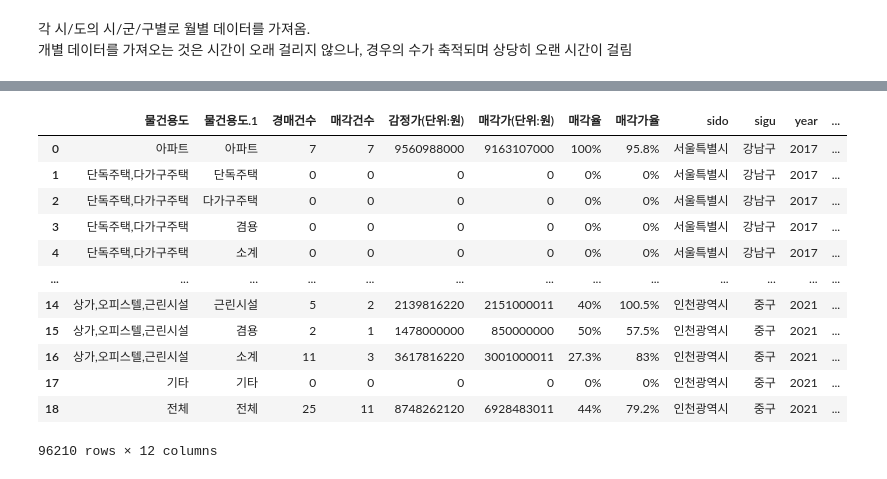
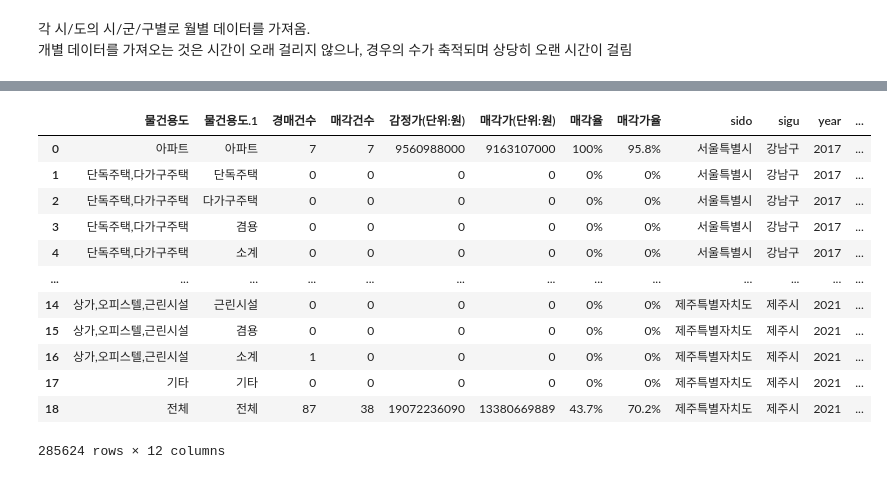
Before and after one commit to seunghunii/crawler_project, a Jupyter notebook: crawler/court/court_crawler.ipynb, the cells around one changed output, grey strips where cells are left out. Saved outputs shown, nothing was run; the diff lists cells and outputs as text; code cells hidden in the pictures.

Commit message:
0722 court auction all country complete

```diff
--- a/crawler/court/court_crawler.ipynb
+++ b/crawler/court/court_crawler.ipynb
@@ -49,7 +49,7 @@ big_regions
 개별 데이터를 가져오는 것은 시간이 오래 걸리지 않으나, 경우의 수가 축적되며 상당히 오랜 시간이 걸림
 # %%
 regions_final = []
-for sido in ['서울특별시','경기도','인천광역시']:
+for sido in big_regions:
     print(sido,'start.')
     # 한 시/도의 데이터프레임을 하나의 리스트에 담는다.
     big_regions_list = []
@@ -129,0 +135,18 @@ df_court = pd.concat([df_seoul,df_gyeongi,df_incheon],axis=0)
+# %%
+bind_list = [pd.concat(dd,axis=0) for dd in regions_final]
+df_court  = pd.concat(bind_list,axis=0)
+df_court
+# %% [output]
+|  | 물건용도 | 물건용도.1 | 경매건수 | 매각건수 | 감정가(단위:원) | 매각가(단위:원) | 매각율 | 매각가율 | sido | sigu | year | ... |
+| 0 | 아파트 | 아파트 | 7 | 7 | 9560988000 | 9163107000 | 100% | 95.8% | 서울특별시 | 강남구 | 2017 | ... |
+| 1 | 단독주택,다가구주택 | 단독주택 | 0 | 0 | 0 | 0 | 0% | 0% | 서울특별시 | 강남구 | 2017 | ... |
+| 2 | 단독주택,다가구주택 | 다가구주택 | 0 | 0 | 0 | 0 | 0% | 0% | 서울특별시 | 강남구 | 2017 | ... |
+| 3 | 단독주택,다가구주택 | 겸용 | 0 | 0 | 0 | 0 | 0% | 0% | 서울특별시 | 강남구 | 2017 | ... |
+| 4 | 단독주택,다가구주택 | 소계 | 0 | 0 | 0 | 0 | 0% | 0% | 서울특별시 | 강남구 | 2017 | ... |
+| ... | ... | ... | ... | ... | ... | ... | ... | ... | ... | ... | ... | ... |
+| 14 | 상가,오피스텔,근린시설 | 근린시설 | 0 | 0 | 0 | 0 | 0% | 0% | 제주특별자치도 | 제주시 | 2021 | ... |
+| 15 | 상가,오피스텔,근린시설 | 겸용 | 0 | 0 | 0 | 0 | 0% | 0% | 제주특별자치도 | 제주시 | 2021 | ... |
+| 16 | 상가,오피스텔,근린시설 | 소계 | 1 | 0 | 0 | 0 | 0% | 0% | 제주특별자치도 | 제주시 | 2021 | ... |
+| 17 | 기타 | 기타 | 0 | 0 | 0 | 0 | 0% | 0% | 제주특별자치도 | 제주시 | 2021 | ... |
+| 18 | 전체 | 전체 | 87 | 38 | 19072236090 | 13380669889 | 43.7% | 70.2% | 제주특별자치도 | 제주시 | 2021 | ... |
+285624 rows × 12 columns
@@ -134,16 +157,0 @@ df_court.to_csv(dirr+'/df_court.csv',index=False)
-# %%
-df_court
-# %% [output]
-|  | 물건용도 | 물건용도.1 | 경매건수 | 매각건수 | 감정가(단위:원) | 매각가(단위:원) | 매각율 | 매각가율 | sido | sigu | year | ... |
-| 0 | 아파트 | 아파트 | 7 | 7 | 9560988000 | 9163107000 | 100% | 95.8% | 서울특별시 | 강남구 | 2017 | ... |
-| 1 | 단독주택,다가구주택 | 단독주택 | 0 | 0 | 0 | 0 | 0% | 0% | 서울특별시 | 강남구 | 2017 | ... |
-| 2 | 단독주택,다가구주택 | 다가구주택 | 0 | 0 | 0 | 0 | 0% | 0% | 서울특별시 | 강남구 | 2017 | ... |
-| 3 | 단독주택,다가구주택 | 겸용 | 0 | 0 | 0 | 0 | 0% | 0% | 서울특별시 | 강남구 | 2017 | ... |
-| 4 | 단독주택,다가구주택 | 소계 | 0 | 0 | 0 | 0 | 0% | 0% | 서울특별시 | 강남구 | 2017 | ... |
-| ... | ... | ... | ... | ... | ... | ... | ... | ... | ... | ... | ... | ... |
-| 14 | 상가,오피스텔,근린시설 | 근린시설 | 5 | 2 | 2139816220 | 2151000011 | 40% | 100.5% | 인천광역시 | 중구 | 2021 | ... |
-| 15 | 상가,오피스텔,근린시설 | 겸용 | 2 | 1 | 1478000000 | 850000000 | 50% | 57.5% | 인천광역시 | 중구 | 2021 | ... |
-| 16 | 상가,오피스텔,근린시설 | 소계 | 11 | 3 | 3617816220 | 3001000011 | 27.3% | 83% | 인천광역시 | 중구 | 2021 | ... |
-| 17 | 기타 | 기타 | 0 | 0 | 0 | 0 | 0% | 0% | 인천광역시 | 중구 | 2021 | ... |
-| 18 | 전체 | 전체 | 25 | 11 | 8748262120 | 6928483011 | 44% | 79.2% | 인천광역시 | 중구 | 2021 | ... |
-96210 rows × 12 columns
```
Also changed, not shown: parts of 5 cells of this notebook, 5 other files.
